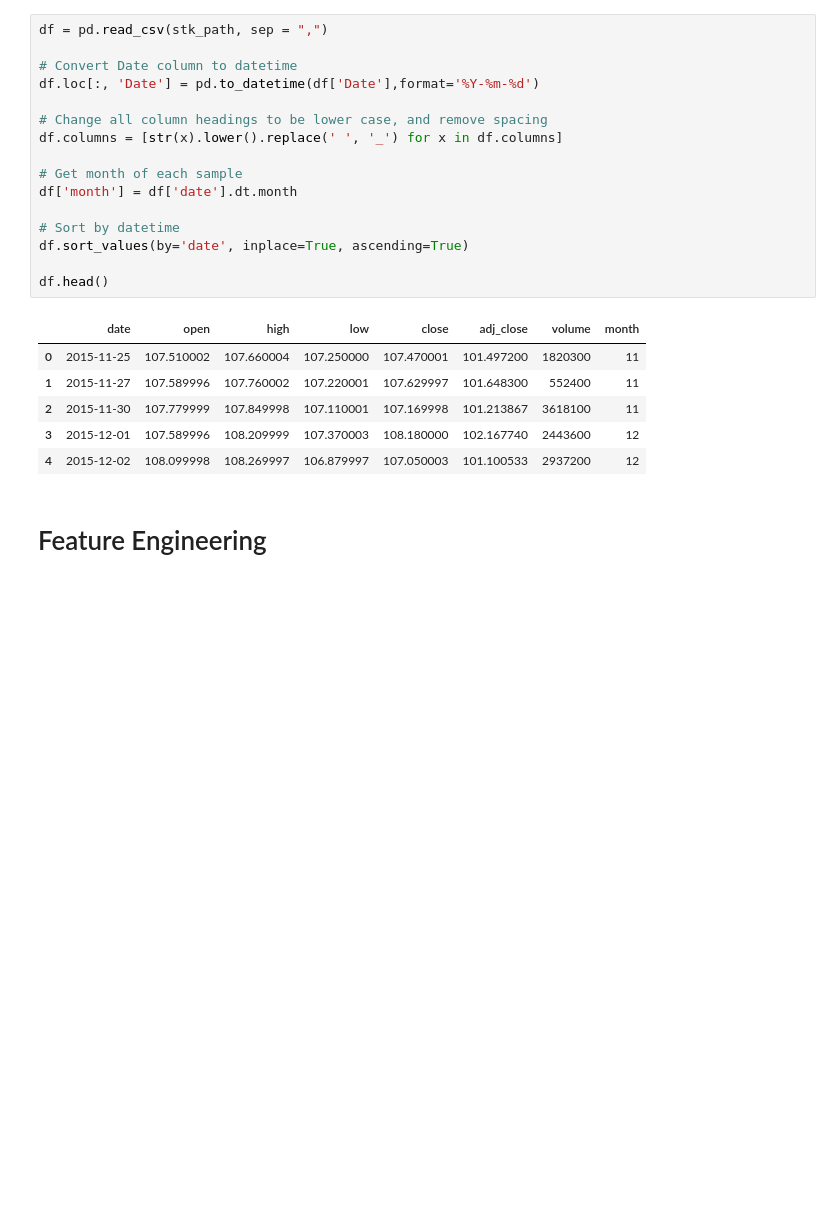
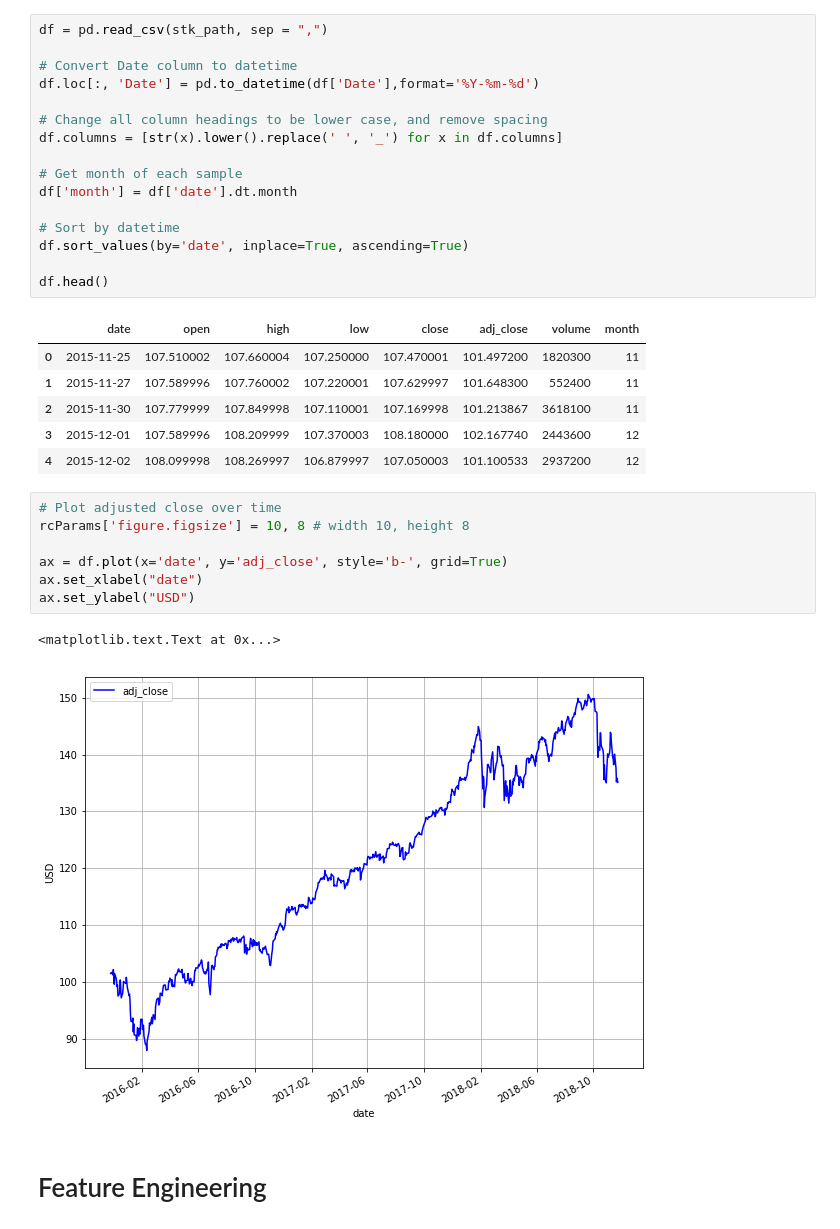
Before and after one commit to NGYB/Stocks, a Jupyter notebook: StockPricePrediction/StockPricePrediction_v1_xgboost.ipynb, the cells around one changed output. Saved outputs shown, nothing was run; the diff lists cells and outputs as text; blank space fills up the shorter version.

```diff
--- a/StockPricePrediction/StockPricePrediction_v1_xgboost.ipynb
+++ b/StockPricePrediction/StockPricePrediction_v1_xgboost.ipynb
@@ -63,6 +63,16 @@ df.head()
 | 2 | 2015-11-30 | 107.779999 | 107.849998 | 107.110001 | 107.169998 | 101.213867 | 3618100 | 11 |
 | 3 | 2015-12-01 | 107.589996 | 108.209999 | 107.370003 | 108.180000 | 102.167740 | 2443600 | 12 |
 | 4 | 2015-12-02 | 108.099998 | 108.269997 | 106.879997 | 107.050003 | 101.100533 | 2937200 | 12 |
+# %%
+# Plot adjusted close over time
+rcParams['figure.figsize'] = 10, 8 # width 10, height 8
+
+ax = df.plot(x='date', y='adj_close', style='b-', grid=True)
+ax.set_xlabel("date")
+ax.set_ylabel("USD")
+# %% [output]
+<matplotlib.text.Text at 0x...>
+[figure, added]
 # %% [markdown]
 # Feature Engineering
 # %% [markdown]
```
Also changed, not shown: parts of 4 cells of this notebook, 5 other files.
